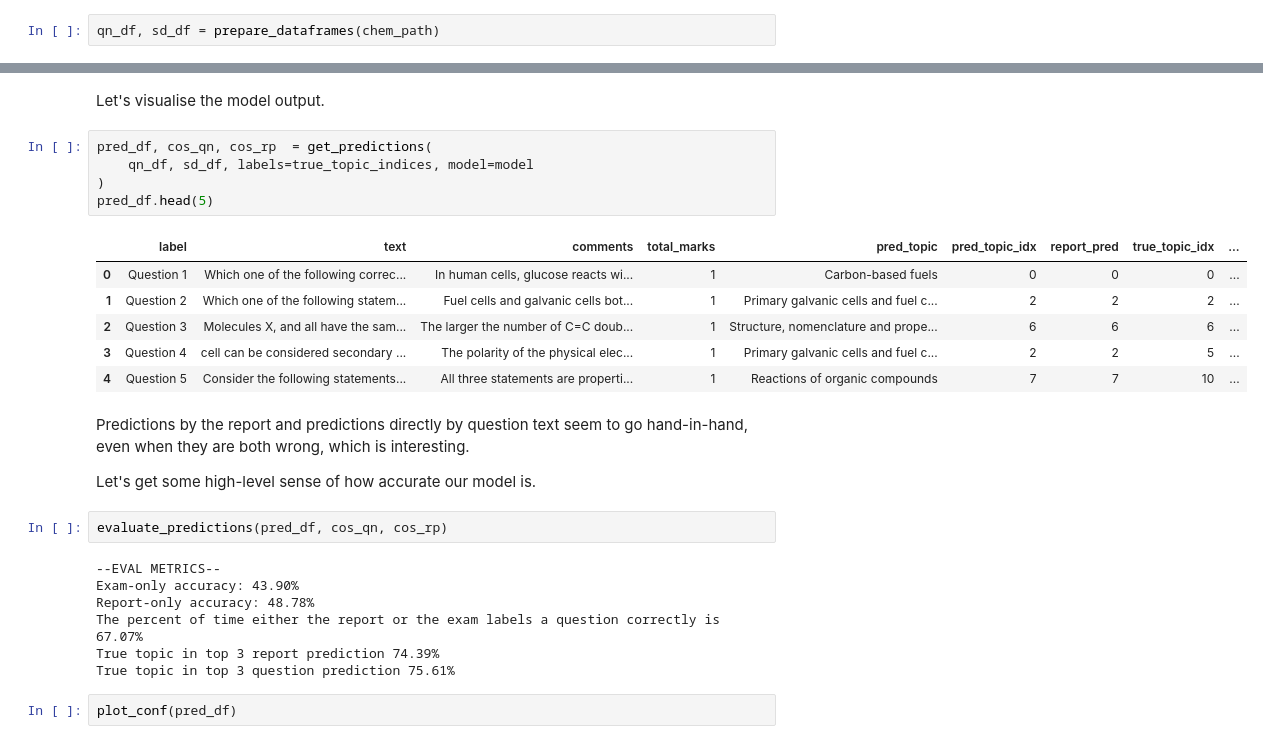
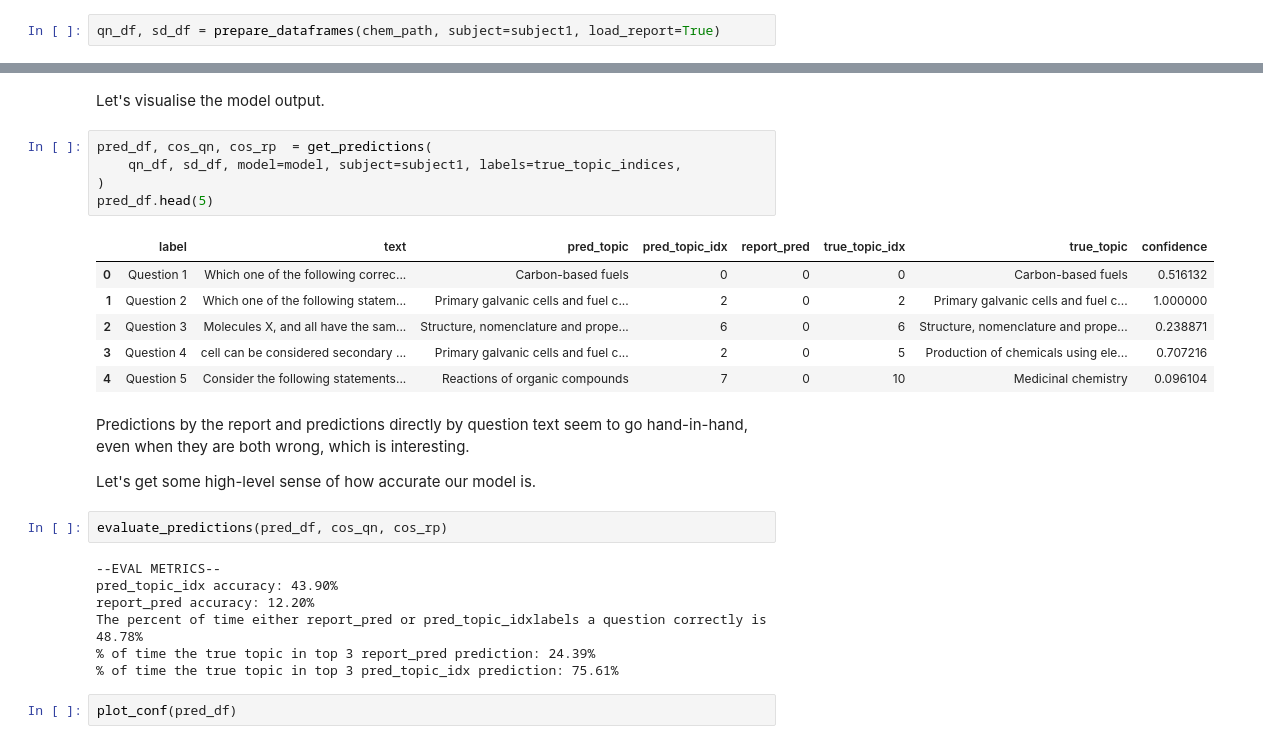
Before and after one commit to ykip10/Qlassifier, a Jupyter notebook: notebooks/modelling/transformer.ipynb, the cells around one changed output, grey strips where cells are left out. Drawn from its saved outputs; the diff is of its cells as text.

Commit message:
More experimentation with different models, different instructions etc. Added extra notebooks for more model analysis. About to re-factor modelling code.

```diff
--- a/notebooks/transformer.ipynb
+++ b/notebooks/modelling/transformer.ipynb
@@ -47,7 +43,7 @@ math_path = math_dir / f"{math}.pdf"
 # %% [markdown]
 ## Chem
 # %%
-qn_df, sd_df = prepare_dataframes(chem_path)
+qn_df, sd_df = prepare_dataframes(chem_path, subject=subject1, load_report=True)
 # %%
 sd_df.head(5)
 # %% [output]
@@ -92,16 +88,16 @@ true_topic_indices = true_topic_mcq + [
 Let's visualise the model output.
 # %%
 pred_df, cos_qn, cos_rp  = get_predictions(
-    qn_df, sd_df, labels=true_topic_indices, model=model
+    qn_df, sd_df, model=model, subject=subject1, labels=true_topic_indices,
 )
 pred_df.head(5)
 # %% [output]
-|  | label | text | comments | total_marks | pred_topic | pred_topic_idx | report_pred | true_topic_idx | ... |
-| 0 | Question 1 | Which one of the following correc... | In human cells, glucose reacts wi... | 1 | Carbon-based fuels | 0 | 0 | 0 | ... |
-| 1 | Question 2 | Which one of the following statem... | Fuel cells and galvanic cells bot... | 1 | Primary galvanic cells and fuel c... | 2 | 2 | 2 | ... |
-| 2 | Question 3 | Molecules X, and all have the sam... | The larger the number of C=C doub... | 1 | Structure, nomenclature and prope... | 6 | 6 | 6 | ... |
-| 3 | Question 4 | cell can be considered secondary ... | The polarity of the physical elec... | 1 | Primary galvanic cells and fuel c... | 2 | 2 | 5 | ... |
-| 4 | Question 5 | Consider the following statements... | All three statements are properti... | 1 | Reactions of organic compounds | 7 | 7 | 10 | ... |
+|  | label | text | pred_topic | pred_topic_idx | report_pred | true_topic_idx | true_topic | confidence |
+| 0 | Question 1 | Which one of the following correc... | Carbon-based fuels | 0 | 0 | 0 | Carbon-based fuels | 0.516132 |
+| 1 | Question 2 | Which one of the following statem... | Primary galvanic cells and fuel c... | 2 | 0 | 2 | Primary galvanic cells and fuel c... | 1.000000 |
+| 2 | Question 3 | Molecules X, and all have the sam... | Structure, nomenclature and prope... | 6 | 0 | 6 | Structure, nomenclature and prope... | 0.238871 |
+| 3 | Question 4 | cell can be considered secondary ... | Primary galvanic cells and fuel c... | 2 | 0 | 5 | Production of chemicals using ele... | 0.707216 |
+| 4 | Question 5 | Consider the following statements... | Reactions of organic compounds | 7 | 0 | 10 | Medicinal chemistry | 0.096104 |
 # %% [markdown]
 Predictions by the report and predictions directly by question text seem to go hand-in-hand, even when they are both wrong, which is interesting.
 
@@ -110,11 +106,11 @@ Let's get some high-level sense of how accurate our model is.
 evaluate_predictions(pred_df, cos_qn, cos_rp)
 # %% [output]
 --EVAL METRICS--
-Exam-only accuracy: 43.90%
-Report-only accuracy: 48.78%
-The percent of time either the report or the exam labels a question correctly is 67.07%
-True topic in top 3 report prediction 74.39%
-True topic in top 3 question prediction 75.61%
+pred_topic_idx accuracy: 43.90%
+report_pred accuracy: 12.20%
+The percent of time either report_pred or pred_topic_idxlabels a question correctly is 48.78%
+% of time the true topic in top 3 report_pred prediction: 24.39%
+% of time the true topic in top 3 pred_topic_idx prediction: 75.61%
 # %%
 plot_conf(pred_df)
 # %% [output]
```
Also changed, not shown: parts of 23 cells of this notebook, 7 other files.
